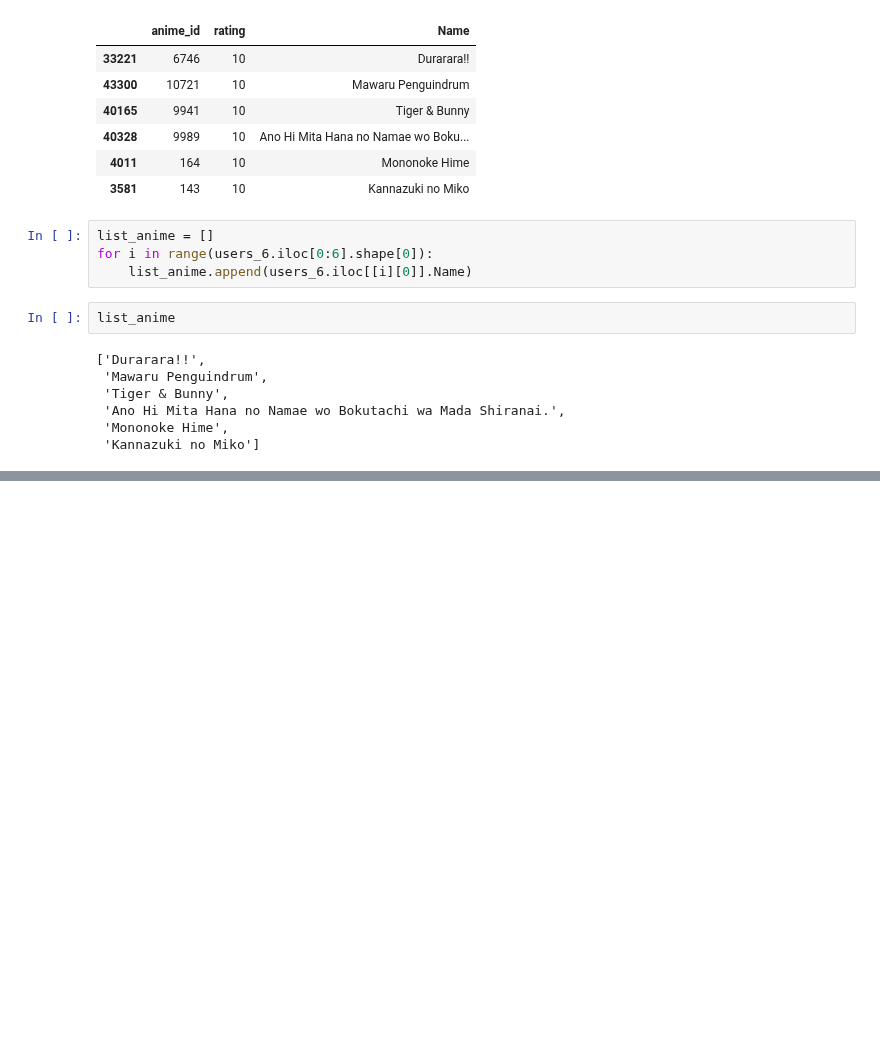
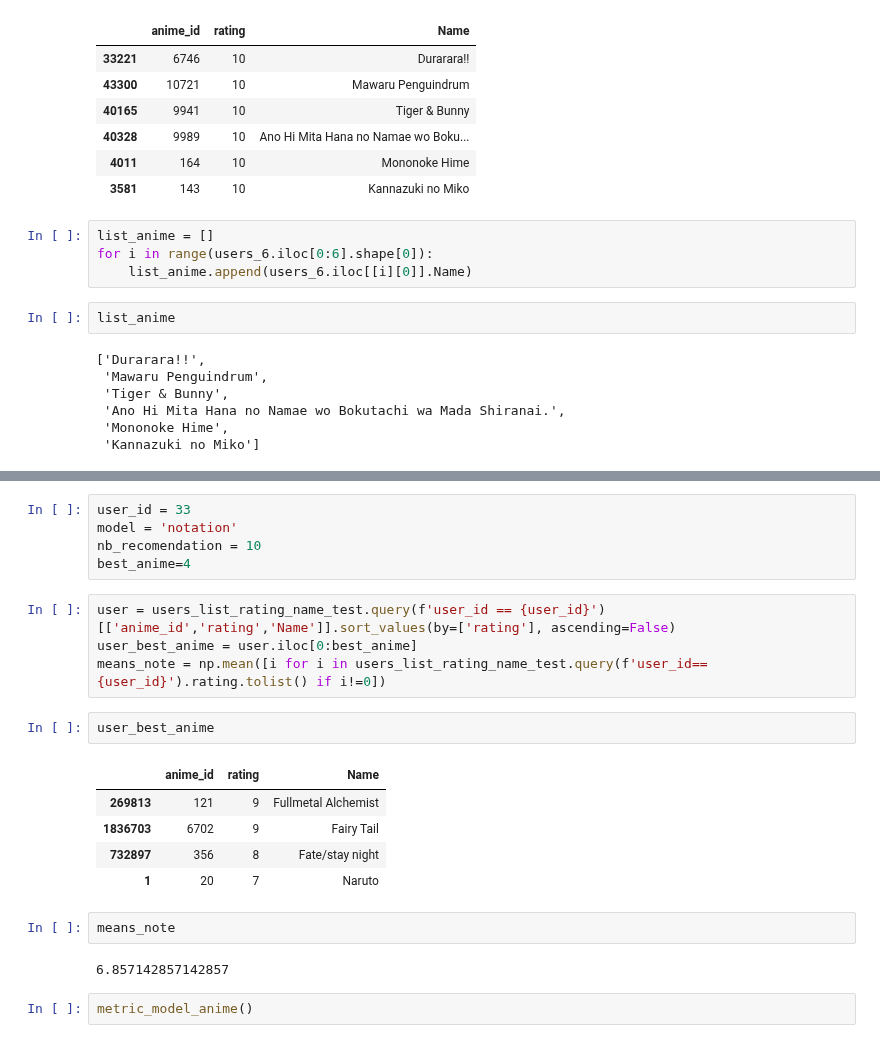
Before and after one commit to mijkami/Anime_Map, a Jupyter notebook: notebooks/Test after knn on full dataset from google.ipynb, the cells around one changed output, grey strips where cells are left out. Drawn from its saved outputs; the diff is of its cells as text; blank space fills up the shorter version.

```diff
--- a/notebooks/Test after knn on full dataset from google.ipynb
+++ b/notebooks/Test after knn on full dataset from google.ipynb
@@ -613,0 +659,23 @@ def metric_model_anime(user_id = 6, model = 'notation', nb_recomendation = 10, b
+# %%
+user_id = 33
+model = 'notation'
+nb_recomendation = 10
+best_anime=4
+# %%
+user = users_list_rating_name_test.query(f'user_id == {user_id}')[['anime_id','rating','Name']].sort_values(by=['rating'], ascending=False)
+user_best_anime = user.iloc[0:best_anime]
+means_note = np.mean([i for i in users_list_rating_name_test.query(f'user_id=={user_id}').rating.tolist() if i!=0])
+# %%
+user_best_anime
+# %% [output]
+|  | anime_id | rating | Name |
+| 269813 | 121 | 9 | Fullmetal Alchemist |
+| 1836703 | 6702 | 9 | Fairy Tail |
+| 732897 | 356 | 8 | Fate/stay night |
+| 1 | 20 | 7 | Naruto |
+# %%
+means_note
+# %% [output]
+6.857142857142857
+# %%
+metric_model_anime()
```
Also changed, not shown: parts of 20 cells of this notebook, 1 other file.
